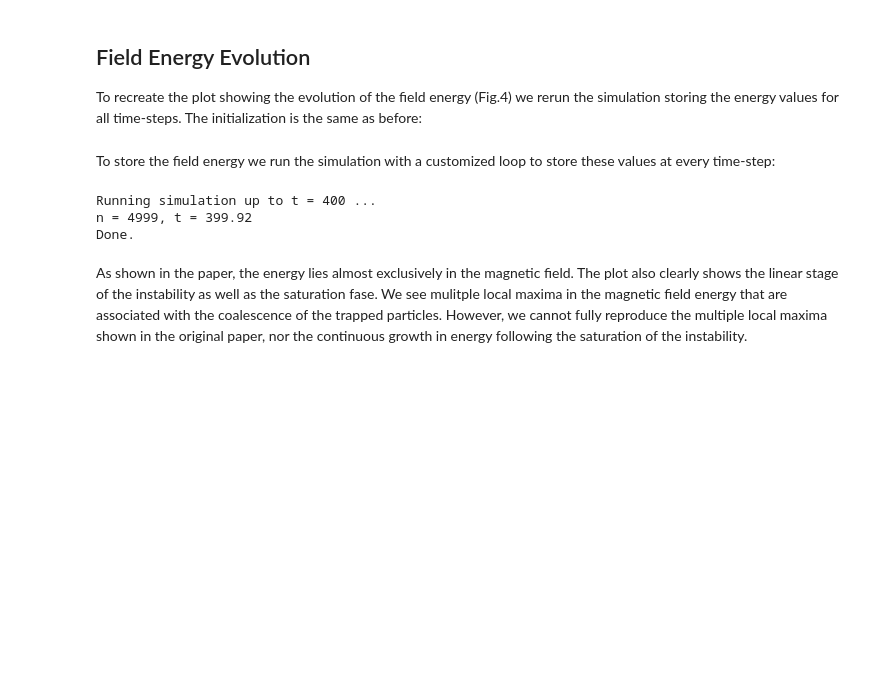
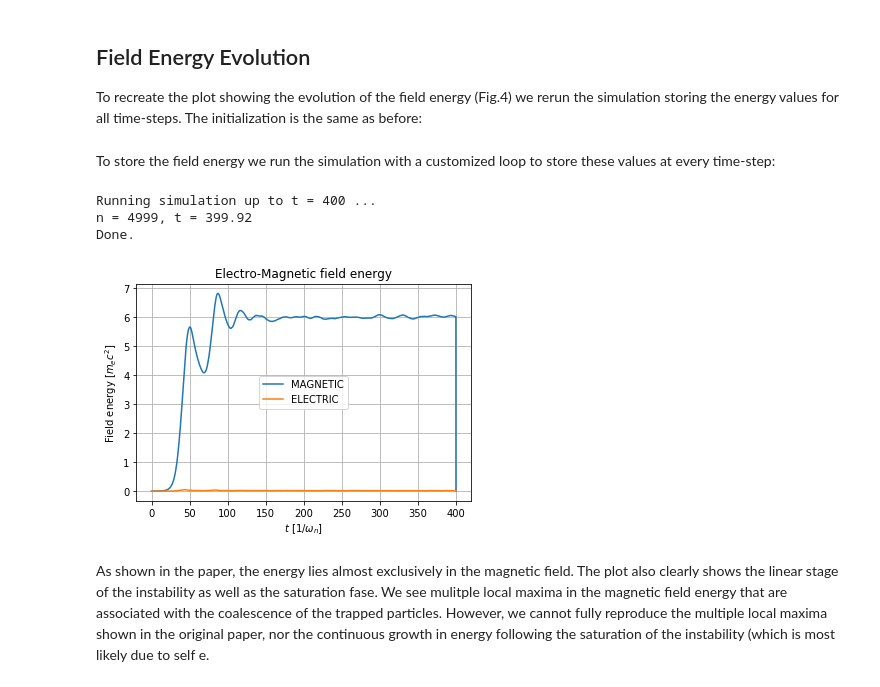
Before and after one commit to ricardo-fonseca/zpic, a Jupyter notebook: python/Morse and Nielsen 1971.ipynb, the cells around one changed output. Drawn from its saved outputs; the diff is of its cells as text; code cells hidden in the pictures; blank space fills up the shorter version.

Commit message:
Updates Morse and Nielsen 1971 notebook
* Also adds two large simulation inputs

Signed-off-by: Ricardo Fonseca <ricardo.fonseca@tecnico.ulisboa.pt>

```diff
--- a/python/Morse and Nielsen 1971.ipynb
+++ b/python/Morse and Nielsen 1971.ipynb
@@ -161,14 +161,16 @@ Done.
 # %%
 plt.plot(np.linspace(0, sim.t, num = niter),EneB, label = "MAGNETIC")
 plt.plot(np.linspace(0, sim.t, num = niter),EneE, label = "ELECTRIC")
 
-plt.yscale('log')
-plt.ylim(ymin=0.01)
+#plt.yscale('log')
+#plt.ylim(ymin=0.01)
 plt.grid(True)
 plt.xlabel("$t$ [$1/\omega_n$]")
 plt.ylabel("Field energy [$m_e c^2$]")
 plt.title("Electro-Magnetic field energy")
 plt.legend()
 plt.show()
+# %% [output]
+[figure, added]
 # %% [markdown]
-As shown in the paper, the energy lies almost exclusively in the magnetic field. The plot also clearly shows the linear stage of the instability as well as the saturation fase. We see mulitple local maxima in the magnetic field energy that are associated with the coalescence of the trapped particles. However, we cannot fully reproduce the multiple local maxima shown in the original paper, nor the continuous growth in energy following the saturation of the instability.
+As shown in the paper, the energy lies almost exclusively in the magnetic field. The plot also clearly shows the linear stage of the instability as well as the saturation fase. We see mulitple local maxima in the magnetic field energy that are associated with the coalescence of the trapped particles. However, we cannot fully reproduce the multiple local maxima shown in the original paper, nor the continuous growth in energy following the saturation of the instability (which is most likely due to self e.
```
Also changed, not shown: parts of 6 cells of this notebook, 3 other files.
